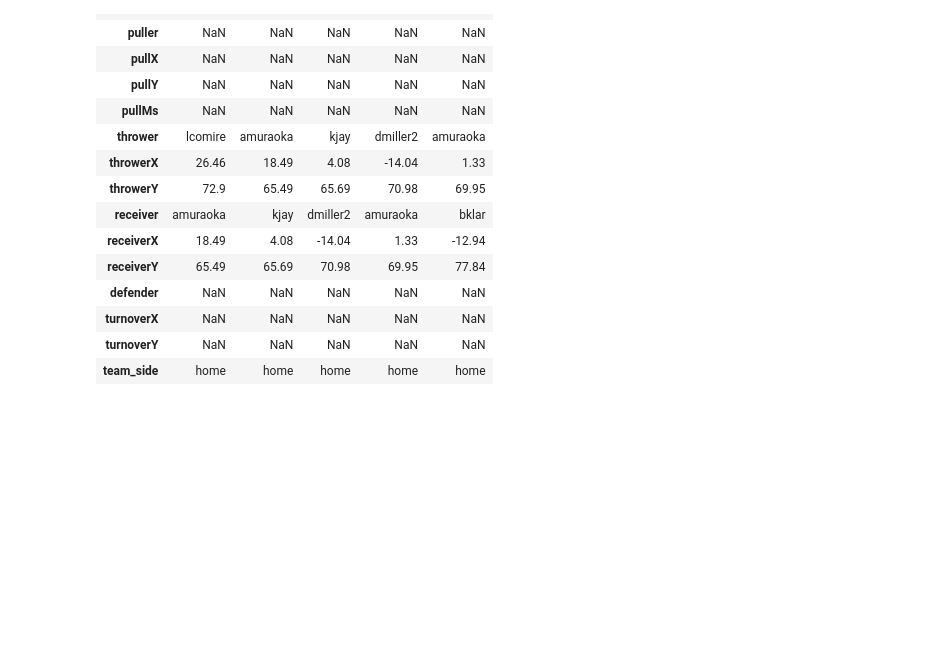
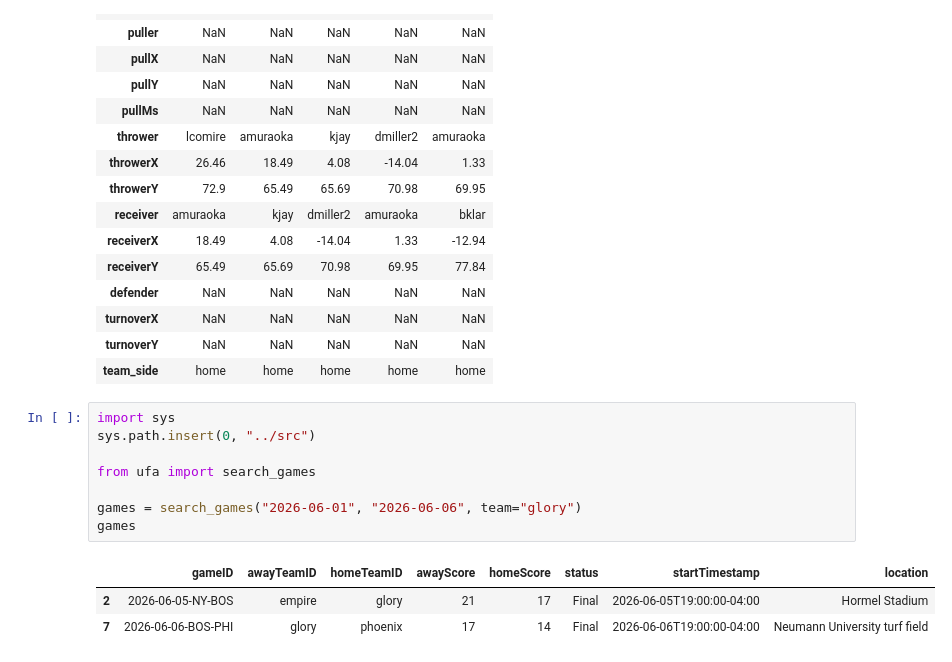
Before and after one commit to Tttaussig33/frisbee-analytics, a Jupyter notebook: notebooks/02_fetch_one_game.ipynb, the cells around one changed output. Cells and saved outputs as stored; diff of their text form; blank space fills up the shorter version.

```diff
--- a/notebooks/02_fetch_one_game.ipynb
+++ b/notebooks/02_fetch_one_game.ipynb
@@ -231,3 +231,15 @@ throws.head().T
 | turnoverX | NaN | NaN | NaN | NaN | NaN |
 | turnoverY | NaN | NaN | NaN | NaN | NaN |
 | team_side | home | home | home | home | home |
+# %%
+import sys
+sys.path.insert(0, "../src")
+
+from ufa import search_games
+
+games = search_games("2026-06-01", "2026-06-06", team="glory")
+games
+# %% [output]
+|  | gameID | awayTeamID | homeTeamID | awayScore | homeScore | status | startTimestamp | location |
+| 2 | 2026-06-05-NY-BOS | empire | glory | 21 | 17 | Final | 2026-06-05T19:00:00-04:00 | Hormel Stadium |
+| 7 | 2026-06-06-BOS-PHI | glory | phoenix | 17 | 14 | Final | 2026-06-06T19:00:00-04:00 | Neumann University turf field |
```
Also changed, not shown: parts of 1 cell of this notebook, 8 other files.
